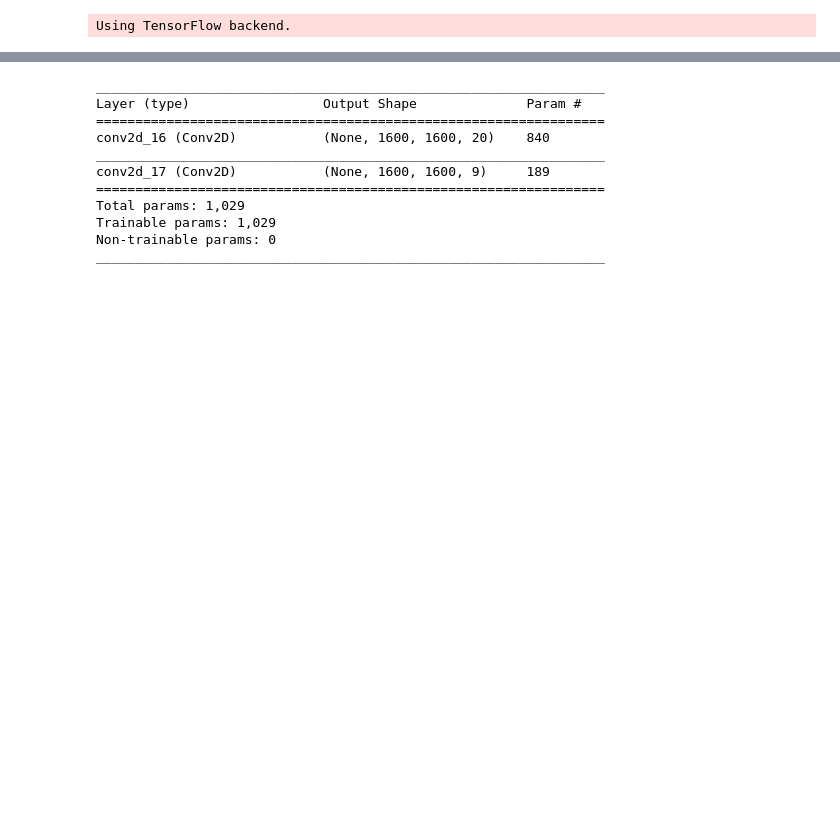
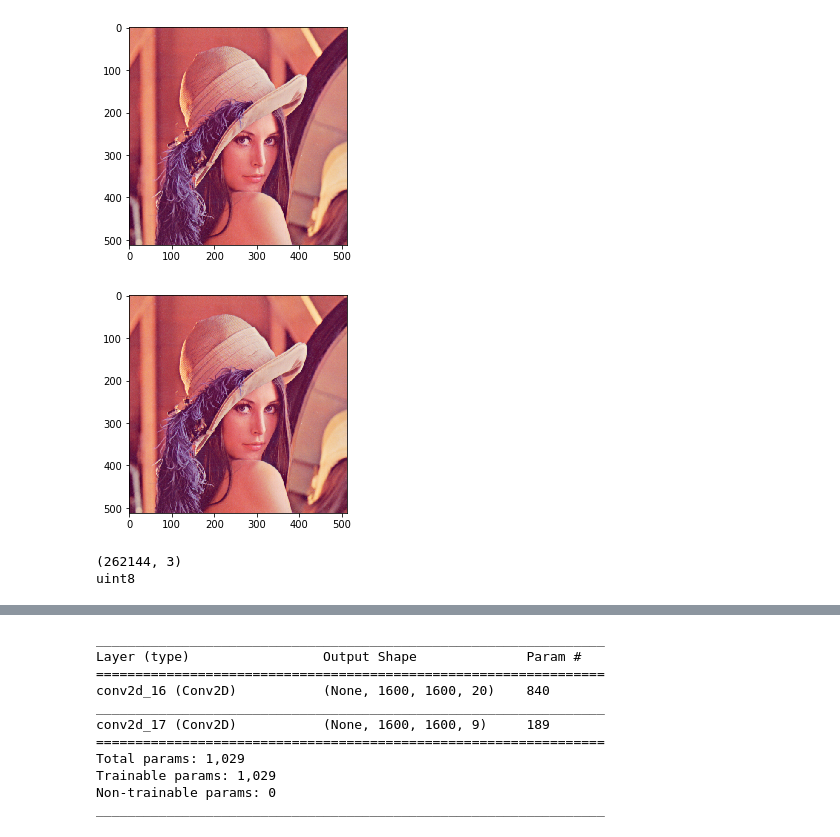
Before and after one commit to javeith/SP-flourish, a Jupyter notebook: Python/fullyConvolutionalNetwork.ipynb, the cells around one changed output, grey strips where cells are left out. Cells and saved outputs as stored; diff of their text form; code cells hidden in the pictures; blank space fills up the shorter version.

```diff
--- a/Python/fullyConvolutionalNetwork.ipynb
+++ b/Python/fullyConvolutionalNetwork.ipynb
@@ -2,7 +2,6 @@
 import keras
 from keras.models import Sequential
 from keras.layers import Conv2D, MaxPooling2D, Conv2DTranspose
-import imageio
 from PIL import Image
 import matplotlib.pyplot as plt
 import numpy as np
@@ -19,22 +18,22 @@ def createOneHot(inFile,amountOfClasses):
 
 # Turn 41 orthomosaics into one array. From 2 separate paths, 1-25 and 1-16
 def loadOneOrthomosaic(imagePath1,imagePath2):
-    temp= imageio.imread(imagePath1 + '1.png');
+    temp = np.asarray( Image.open(imagePath1 + '1.png') )
     inputData = np.zeros( (temp.shape[0],temp.shape[1],inputChannels) ,dtype=np.dtype('uint8'))
     for i in range(1,25):
-        temp= imageio.imread(imagePath1 + 'Band' + str(i) + '.png');
+        temp= np.asarray( Image.open( imagePath1 + 'Band' + str(i) + '.png') );
         inputData[:,:,i] = temp[:,:,0];
     for i in range(1,16):
-        temp= imageio.imread(imagePath2 + 'Band' + str(i) + '.png');
+        temp= np.asarray( Image.open( imagePath2 + 'Band' + str(i) + '.png') );
         inputData[:,:,i+25] = temp[:,:,0];
     return np.expand_dims(inputData,axis=0)
 
 # Turn 41 orthomosaics into one array. From 1 path with Bands 1 to 41
 def loadOneOrthomosaic(imagePath):
-    temp= imageio.imread(imagePath + 'Band1.png');
+    temp= np.asarray( Image.open( imagePath + 'Band1.png') );
     inputData = np.zeros(( temp.shape[0], temp.shape[1], inputChannels),dtype=np.dtype('uint8'))
     for i in range(1,41):
-        temp= imageio.imread(imagePath + 'Band' + str(i) + '.png');
+        temp= np.asarray( Image.open( imagePath + 'Band' + str(i) + '.png') );
         inputData[:,:,i] = temp[:,:];
     return np.expand_dims( inputData, axis=0)
 
@@ -76,7 +75,8 @@ def predictAndSaveSet(pathArray, FCNmodel,threshold):
         print('Saved ' + pathArray[i][1])
 
 def plotImage(image):
-    plt.imshow(image)
+    plt.imshow(image, cmap='gray')
+    plt.show()
 
 def getTrainPaths(paths):
     folders = ['FIP','Ximea_Tamron']
@@ -99,8 +99,20 @@ def getTestPaths(paths):
             temp.append(basePath+'testLabelPredict/'+folders[paths.index(imageType)]+'_'+date+'.mat')
             fullPath.append(temp)
     return fullPath
-# %% [output]
-Using TensorFlow backend.
+# %%
+im_frame = Image.open('/Users/jveith/Documents/2018 Semester Project/Matlab/testImages/' + 'Lenna.png')
+np_frame = np.array(im_frame.getdata())
+plotImage(im_frame)
+#plotImage(np.reshape(np_frame,(512,512,3)))
+data = np.asarray(im_frame)
+plotImage(data)
+print(np_frame.shape)
+print(data.dtype)
+# %% [output]
+[figure, added]
+[figure, added]
+(262144, 3)
+uint8
 # %%
 # Data paths
 basePath = '/Volumes/mac_jannic_2017/thanujan/Datasets/xFcnClassifier/';
```
Also changed, not shown: parts of 2 cells of this notebook, 5 other files.
